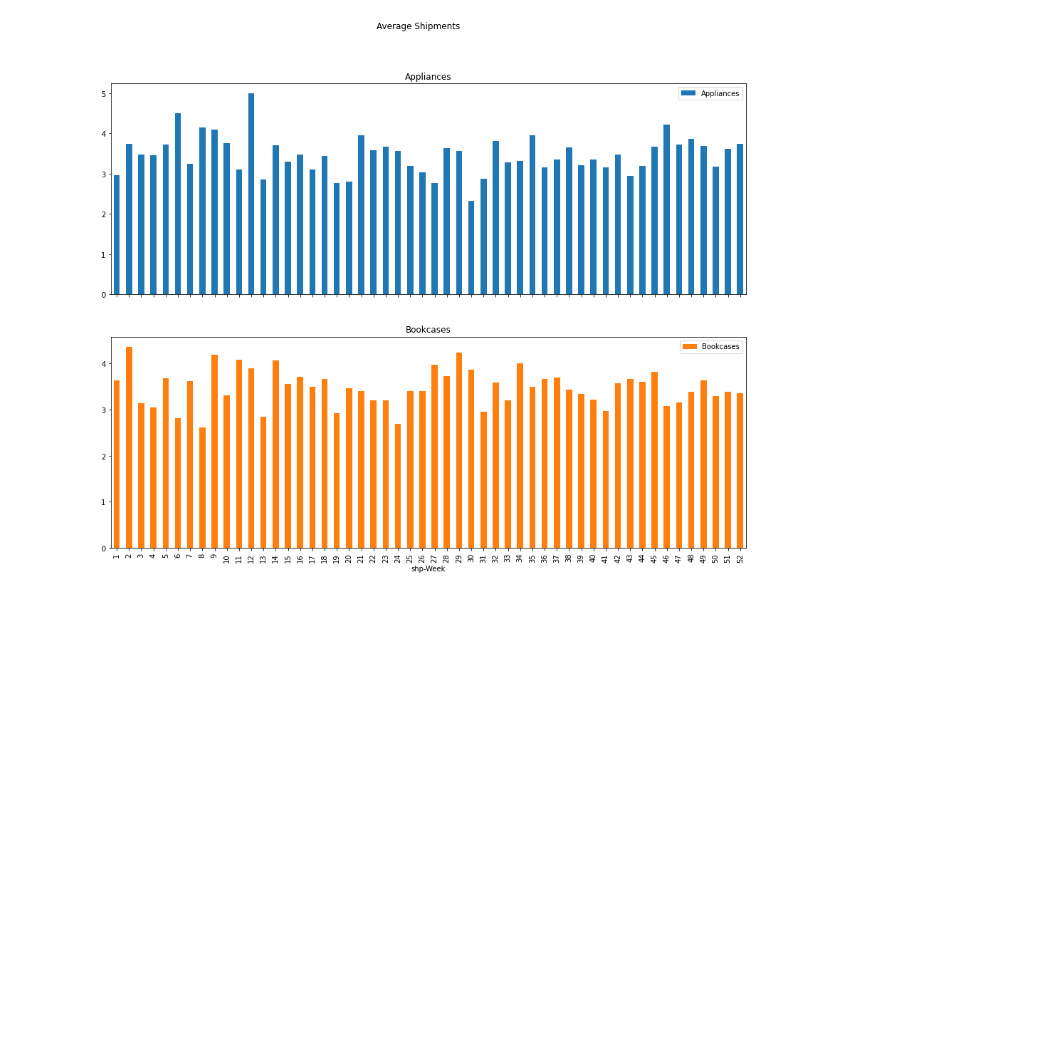
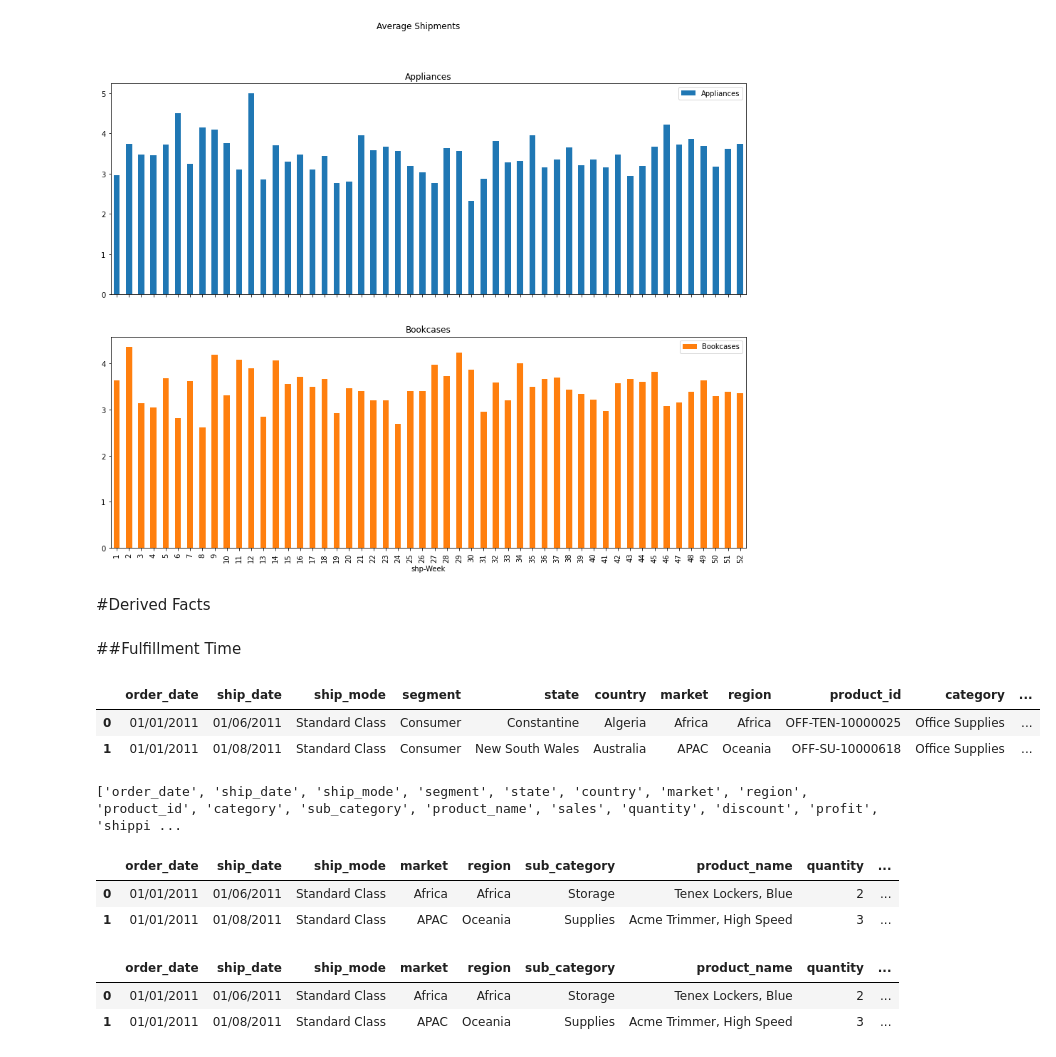
Before and after one commit to Praxis-QR/PythonForManagers, a Jupyter notebook: Superstore_Sales_Data_Analysis_2023.ipynb, the cells around one changed output. Saved outputs shown, nothing was run; the diff lists cells and outputs as text; code cells hidden in the pictures; blank space fills up the shorter version.

```diff
--- a/Superstore_Sales_Data_Analysis_2023.ipynb
+++ b/Superstore_Sales_Data_Analysis_2023.ipynb
@@ -662,3 +685,33 @@ pd.pivot_table(dfCopy[dfCopy['sub_category'].isin(['Appliances','Bookcases'])],
 .plot(subplots=True, kind = 'bar',title = 'Average Shipments', figsize = (16,12));
 # %% [output]
 [figure]
+# %% [markdown]
+#Derived Facts
+# %% [markdown]
+##Fulfillment Time
+# %%
+dfCopy = dfS3K.copy()
+dfCopy.head(2)
+# %% [output]
+|  | order_date | ship_date | ship_mode | segment | state | country | market | region | product_id | category | ... |
+| 0 | 01/01/2011 | 01/06/2011 | Standard Class | Consumer | Constantine | Algeria | Africa | Africa | OFF-TEN-10000025 | Office Supplies | ... |
+| 1 | 01/01/2011 | 01/08/2011 | Standard Class | Consumer | New South Wales | Australia | APAC | Oceania | OFF-SU-10000618 | Office Supplies | ... |
+# %%
+print(list(dfCopy.columns))
+# %% [output]
+['order_date', 'ship_date', 'ship_mode', 'segment', 'state', 'country', 'market', 'region', 'product_id', 'category', 'sub_category', 'product_name', 'sales', 'quantity', 'discount', 'profit', 'shippi ...
+# %%
+dropColumns = [ 'segment', 'state', 'country',  'product_id', 'category',  'sales',  'discount', 'profit', 'shipping_cost']
+dfCopy.drop(dropColumns, axis=1, inplace= True)
+dfCopy.head(2)
+# %% [output]
+|  | order_date | ship_date | ship_mode | market | region | sub_category | product_name | quantity | ... |
+| 0 | 01/01/2011 | 01/06/2011 | Standard Class | Africa | Africa | Storage | Tenex Lockers, Blue | 2 | ... |
+| 1 | 01/01/2011 | 01/08/2011 | Standard Class | APAC | Oceania | Supplies | Acme Trimmer, High Speed | 3 | ... |
+# %%
+#dfCopy['fulfill_days'] = (pd.to_datetime(dfCopy['ship_date']) - pd.to_datetime(dfCopy['order_date'])).dt.days
+dfCopy.head(2)
+# %% [output]
+|  | order_date | ship_date | ship_mode | market | region | sub_category | product_name | quantity | ... |
+| 0 | 01/01/2011 | 01/06/2011 | Standard Class | Africa | Africa | Storage | Tenex Lockers, Blue | 2 | ... |
+| 1 | 01/01/2011 | 01/08/2011 | Standard Class | APAC | Oceania | Supplies | Acme Trimmer, High Speed | 3 | ... |
```
Also changed, not shown: parts of 3 cells of this notebook.
